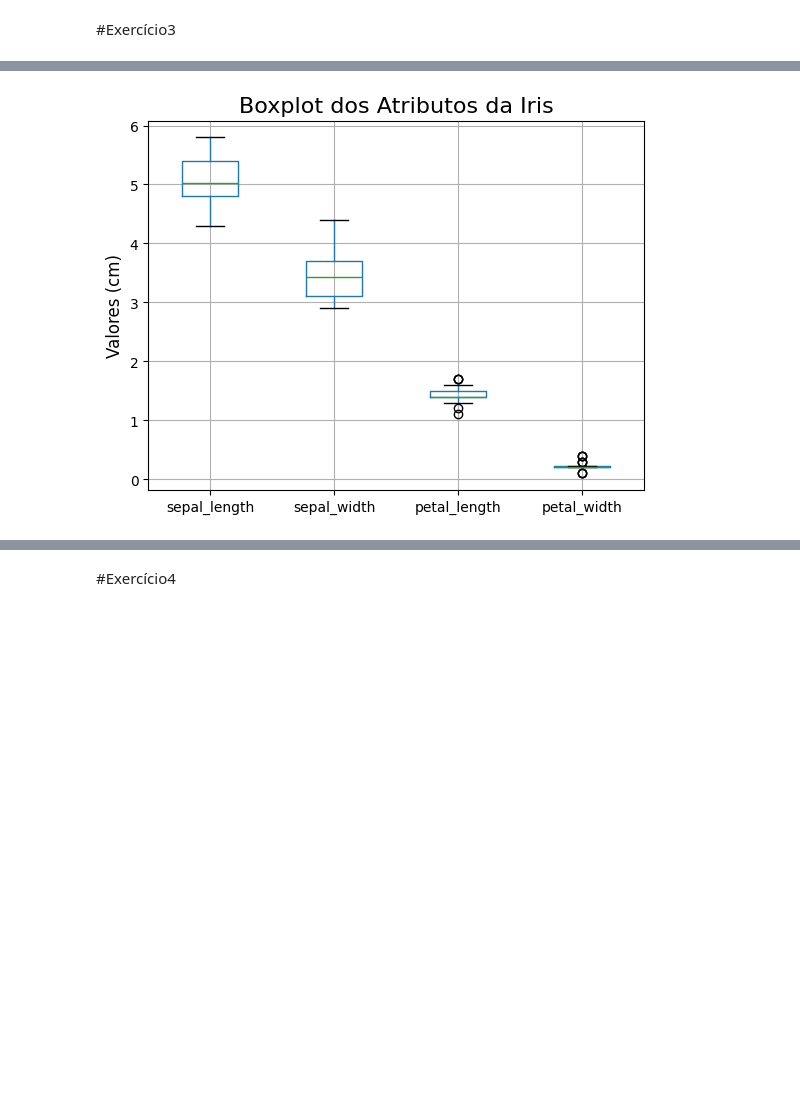
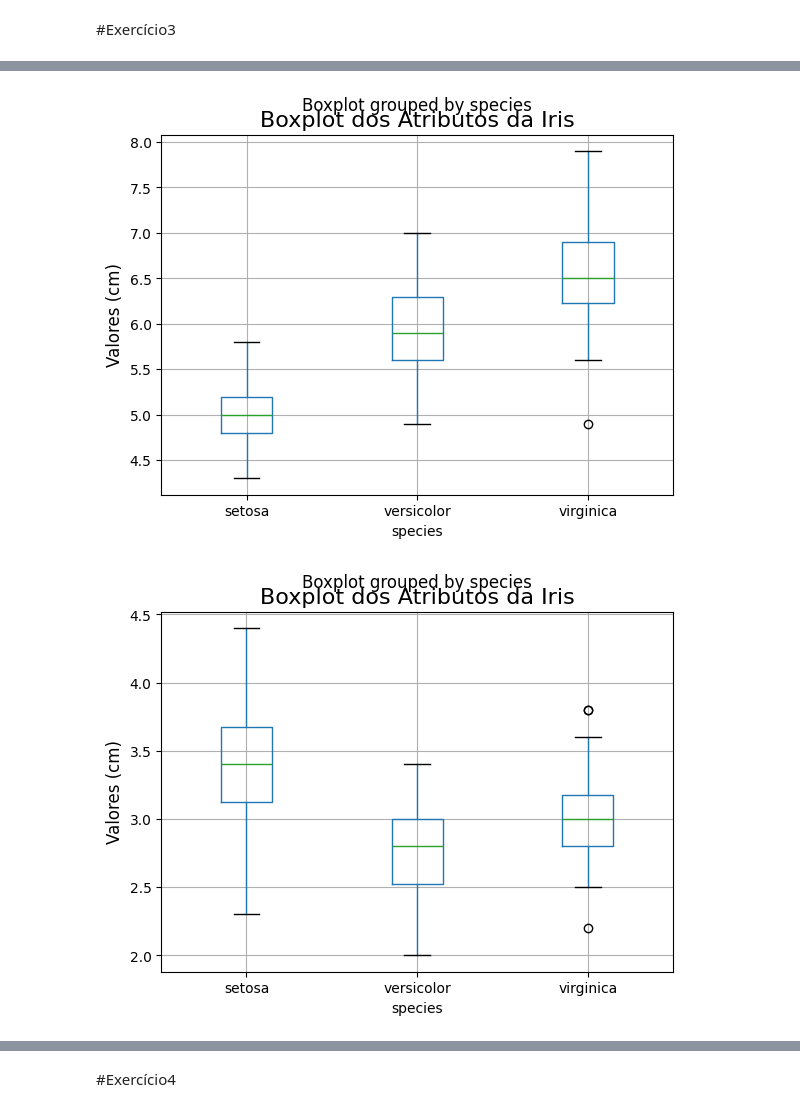
Before and after one commit to delbempedro/introcienciadedados, a Jupyter notebook: questionario1/q1.ipynb, the cells around one changed output, grey strips where cells are left out. Drawn from its saved outputs; the diff is of its cells as text; code cells hidden in the pictures; blank space fills up the shorter version.

```diff
--- a/questionario1/q1.ipynb
+++ b/questionario1/q1.ipynb
@@ -234,2 +239,5 @@ print(resultado_final.round(2).tolist())
 # %% [markdown]
 #Exercício3
+# %%
+df = pd.read_csv("data/iris.csv", header=(0))
+df
@@ -236,8 +258,10 @@ print(resultado_final.round(2).tolist())
 # %%
 plt.figure_size = (10,10)
-df.boxplot(column=['sepal_length', 'sepal_width', 'petal_length', 'petal_width'])
-plt.title('Boxplot dos Atributos da Iris', fontsize=16)
-plt.ylabel('Valores (cm)', fontsize=12)
-plt.show()
+for atribute in ['sepal_length', 'sepal_width', 'petal_length', 'petal_width']:
+    df.boxplot(column=[atribute], by='species')
+    plt.title('Boxplot dos Atributos da Iris', fontsize=16)
+    plt.ylabel('Valores (cm)', fontsize=12)
+    plt.show()
 # %% [output]
-[figure, old version]
+[figure, new version]
+[figure, added]
```
Also changed, not shown: parts of 5 cells of this notebook.
